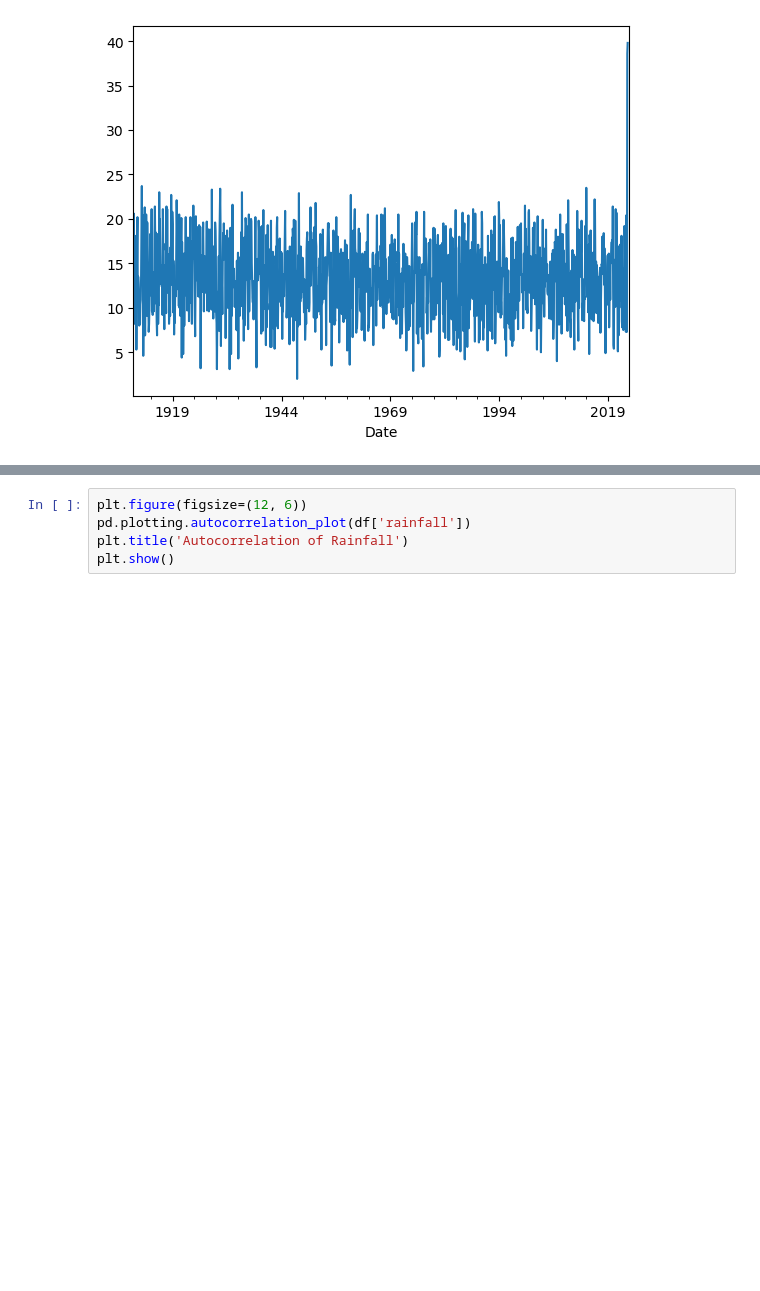
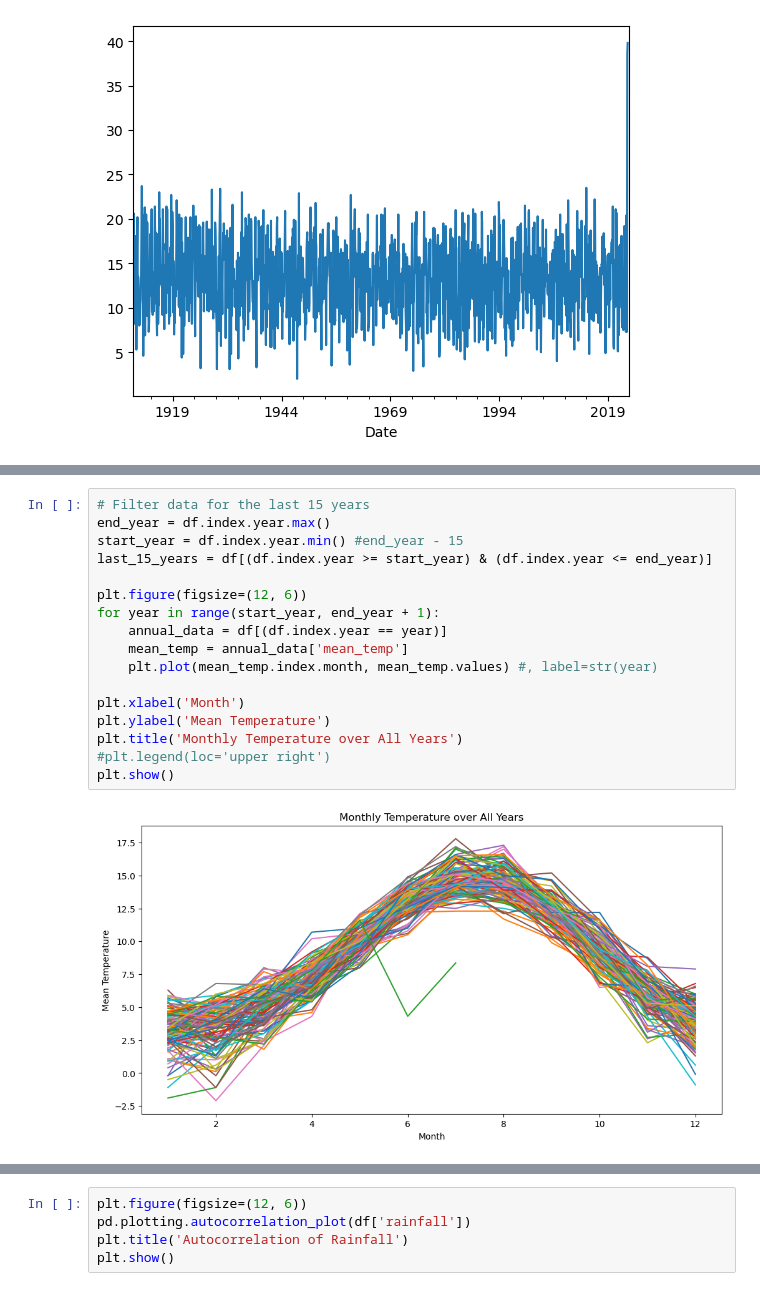
Before and after one commit to mgunal/applied-ai, a Jupyter notebook: reassessment/Dataset Visualisation.ipynb, the cells around one changed output, grey strips where cells are left out. Drawn from its saved outputs; the diff is of its cells as text; blank space fills up the shorter version.

```diff
--- a/reassessment/Dataset Visualisation.ipynb
+++ b/reassessment/Dataset Visualisation.ipynb
@@ -130,2 +102,21 @@ dtype: float64
+# %%
+# Filter data for the last 15 years
+end_year = df.index.year.max()
+start_year = df.index.year.min() #end_year - 15
+last_15_years = df[(df.index.year >= start_year) & (df.index.year <= end_year)]
+
+plt.figure(figsize=(12, 6))
+for year in range(start_year, end_year + 1):
+    annual_data = df[(df.index.year == year)]
+    mean_temp = annual_data['mean_temp']
+    plt.plot(mean_temp.index.month, mean_temp.values) #, label=str(year)
+
+plt.xlabel('Month')
+plt.ylabel('Mean Temperature')
+plt.title('Monthly Temperature over All Years')
+#plt.legend(loc='upper right')
+plt.show()
+# %% [output]
+[figure, added]
 # %%
 # Filter data for the last 15 years
```
Also changed, not shown: parts of 12 cells of this notebook, 4 other files.
